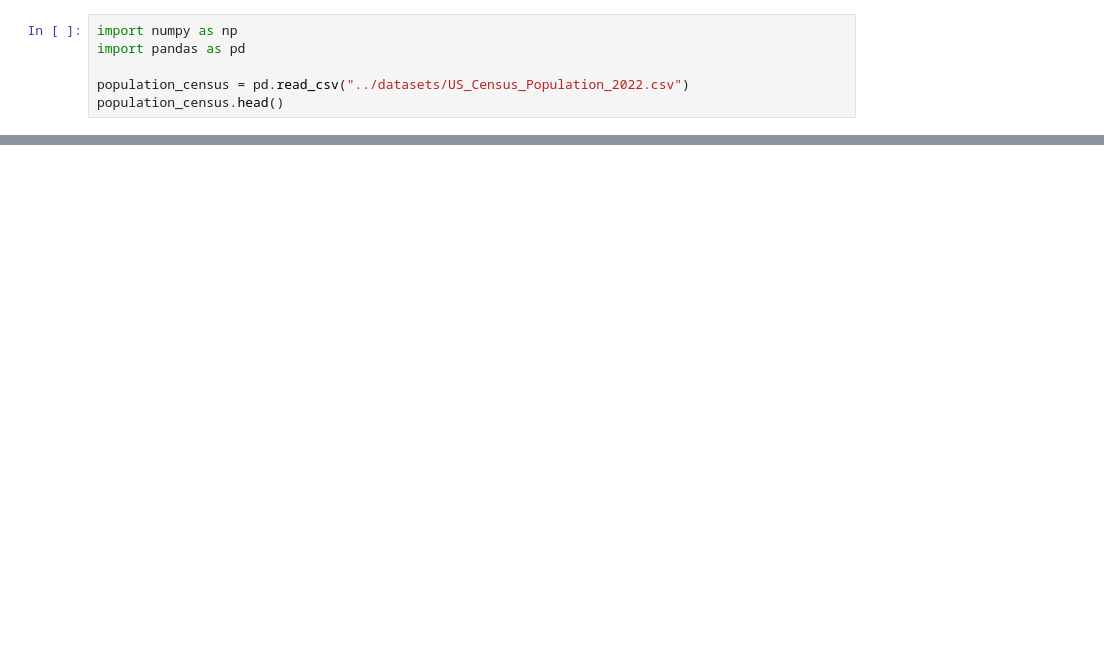
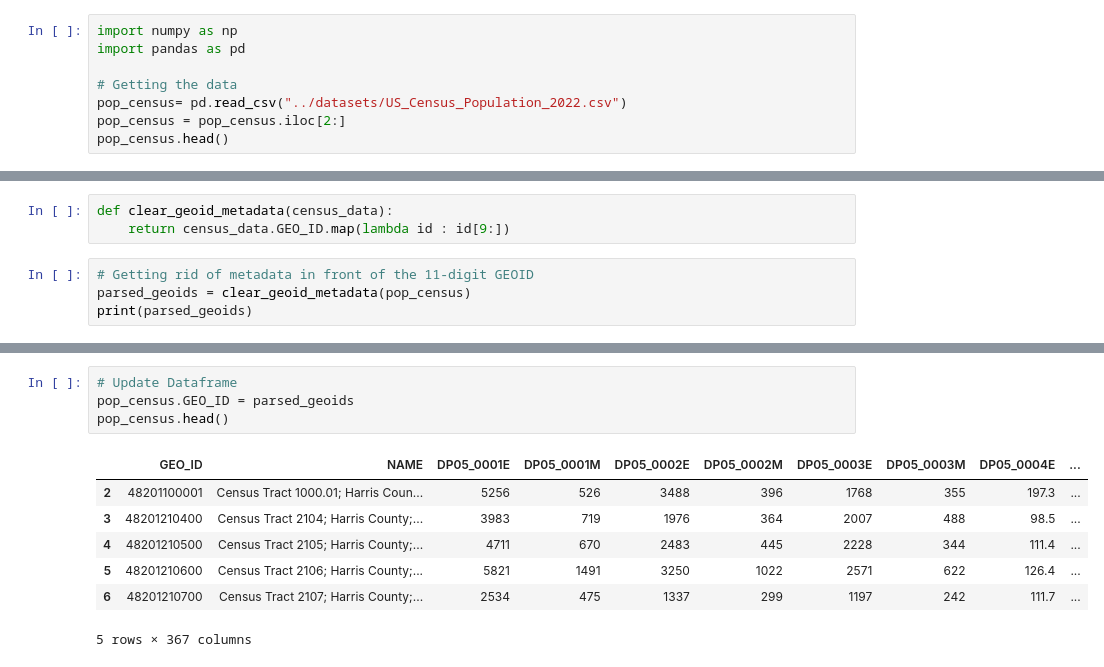
Before and after one commit to KaytchJam/Group5_Cov_Wastewater, a Jupyter notebook: src/data_cleaning.ipynb, the cells around one changed output, grey strips where cells are left out. Cells and saved outputs as stored; diff of their text form; blank space fills up the shorter version.

Commit message:
further dataset additions

```diff
--- a/src/data_cleaning.ipynb
+++ b/src/data_cleaning.ipynb
@@ -2,7 +2,9 @@
 import numpy as np
 import pandas as pd
 
-population_census = pd.read_csv("../datasets/US_Census_Population_2022.csv")
-population_census.head()
+# Getting the data
+pop_census= pd.read_csv("../datasets/US_Census_Population_2022.csv")
+pop_census = pop_census.iloc[2:]
+pop_census.head()
 # %% [output]
 |  | GEO_ID | NAME | DP05_0001E | DP05_0001M | DP05_0002E | DP05_0002M | DP05_0003E | DP05_0003M | DP05_0004E | ... |
@@ -14 +16,8 @@ population_census.head()
 5 rows × 367 columns
+# %%
+def clear_geoid_metadata(census_data):
+    return census_data.GEO_ID.map(lambda id : id[9:])
+# %%
+# Getting rid of metadata in front of the 11-digit GEOID
+parsed_geoids = clear_geoid_metadata(pop_census)
+print(parsed_geoids)
@@ -14,0 +37,12 @@ population_census.head()
+# %%
+# Update Dataframe
+pop_census.GEO_ID = parsed_geoids
+pop_census.head()
+# %% [output]
+|  | GEO_ID | NAME | DP05_0001E | DP05_0001M | DP05_0002E | DP05_0002M | DP05_0003E | DP05_0003M | DP05_0004E | ... |
+| 2 | 48201100001 | Census Tract 1000.01; Harris Coun... | 5256 | 526 | 3488 | 396 | 1768 | 355 | 197.3 | ... |
+| 3 | 48201210400 | Census Tract 2104; Harris County;... | 3983 | 719 | 1976 | 364 | 2007 | 488 | 98.5 | ... |
+| 4 | 48201210500 | Census Tract 2105; Harris County;... | 4711 | 670 | 2483 | 445 | 2228 | 344 | 111.4 | ... |
+| 5 | 48201210600 | Census Tract 2106; Harris County;... | 5821 | 1491 | 3250 | 1022 | 2571 | 622 | 126.4 | ... |
+| 6 | 48201210700 | Census Tract 2107; Harris County;... | 2534 | 475 | 1337 | 299 | 1197 | 242 | 111.7 | ... |
+5 rows × 367 columns
```
Also changed, not shown: parts of 14 cells of this notebook, 3 other files.
